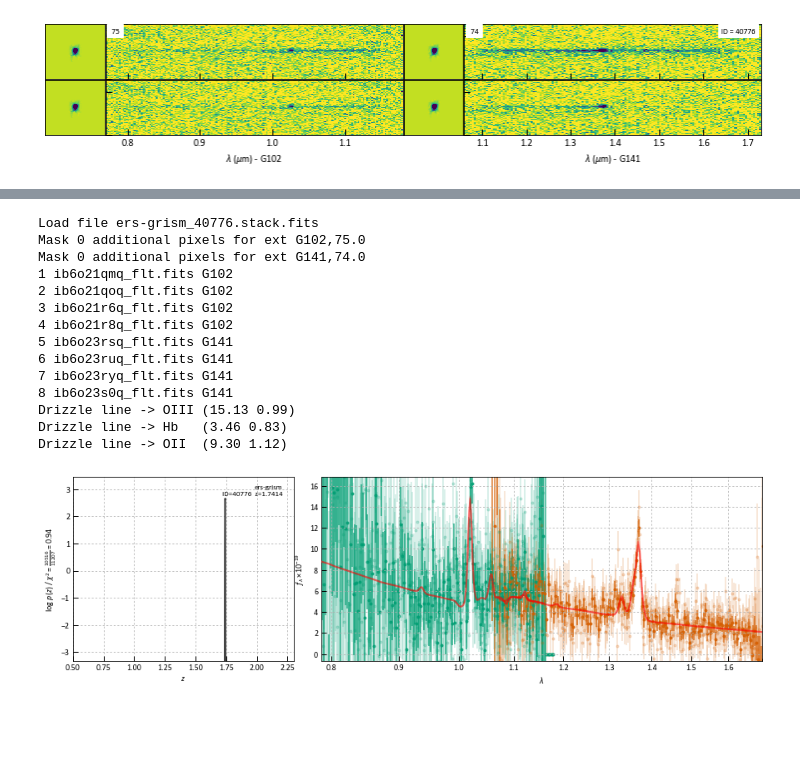
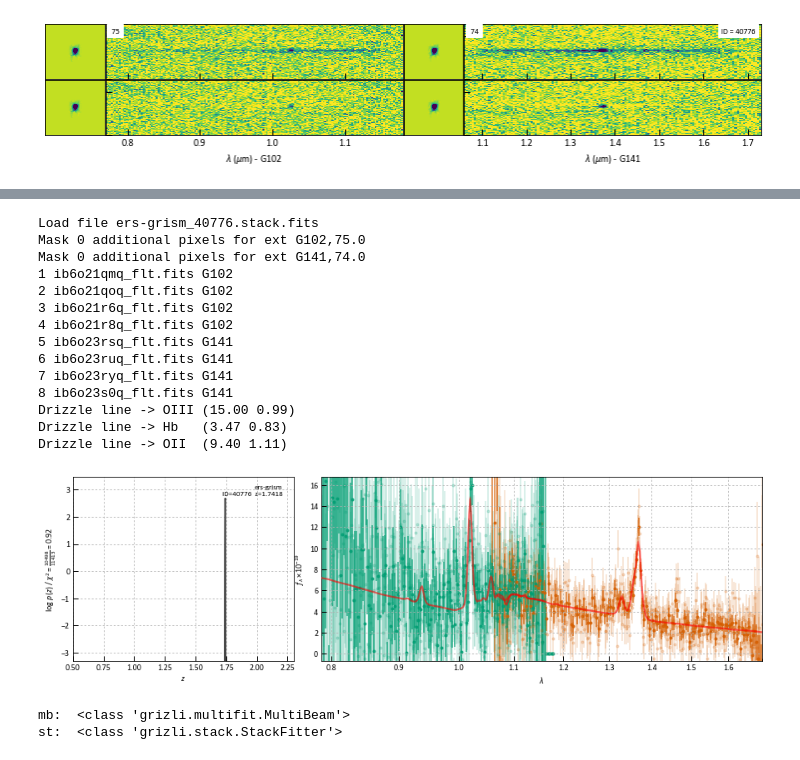
Before and after one commit to gbrammer/grizli, a Jupyter notebook: examples/NewSpectrumFits.ipynb, the cells around one changed output, grey strips where cells are left out. Cells and saved outputs as stored; diff of their text form; code cells hidden in the pictures; blank space fills up the shorter version.

```diff
--- a/examples/NewSpectrumFits.ipynb
+++ b/examples/NewSpectrumFits.ipynb
@@ -77,19 +137,3 @@ hdu.writeto('{0}_{1:05d}.stack.fits'.format(target, id), clobber=True)
 # %% [output]
 ers-grism_40776.beams.fits
 [figure]
-# %%
-# Fitting templates
-templ0 = grizli.utils.load_templates(fwhm=1200, line_complexes=True, stars=False, full_line_list=None,
-                                 continuum_list=None, fsps_templates=False)
-templ1 = grizli.utils.load_templates(fwhm=1200, line_complexes=False, stars=False, full_line_list=None,
-                                 continuum_list=None, fsps_templates=False)
-
-# First is set with combined emission line complexes for the redshift fit
-# (don't allow infinite freedom) of the line ratios / fluxes
-print('templ0: ', list(templ0.keys()), '\n')
-
-# Second set has individual line templates for fitting the line fluxes
-print('templ1: ', list(templ1.keys()))
-
-# Parameters for drizzled line maps
-pline = {'kernel': 'point', 'pixfrac': 0.2, 'pixscale': 0.1, 'size': 8, 'wcs': None}
@@ -100,26 +140,42 @@ templ1:  ['eazy_intermediate.dat', 'cvd12_t11_solar_Chabrier.dat', 'post_starbur
 # %%
-# High-level wrapper script for doing everything (redshift fits, line fluxes, drizzled line maps)
-# More explanation of the details of individual steps TBD.
+from imp import reload
+
+# High-level wrapper script for doing everything (redshift fits, line fluxes, drizzled line
+# maps).  More explanation of the details of individual steps TBD.
 #
-# Needs to be able to find {target}_{id:05d}.beams.fits and {target}_{id:05d}.stack.fits generated above
-out = grizli.fitting.run_all(id, t0=templ0, t1=templ1, fwhm=1200, zr=[0.5, 2.3], dz=[0.004, 0.0005],
-                             fitter='nnls', group_name=target, prior=None, fcontam=0.2,
-                             pline=pline, mask_sn_limit=10, fit_beams=True, fit_stacks=False,
+# Needs to be able to find {target}_{id:05d}.beams.fits and {target}_{id:05d}.stack.fits
+# generated above
+out = grizli.fitting.run_all(id, t0=templ0, t1=templ1, fwhm=1200,
+                             zr=[0.5, 2.3], dz=[0.004, 0.0005],
+                             fitter='nnls', group_name=target, prior=None, fcontam=0.,
+                             pline=pline, mask_sn_limit=7, fit_beams=True, fit_stacks=False,
                              root=target+'_', fit_trace_shift=False, verbose=False,
                              phot=None, scale_photometry=False, show_beams=True)
 # %% [output]
 Load file ers-grism_40776.stack.fits
 Mask 0 additional pixels for ext G102,75.0
 Mask 0 additional pixels for ext G141,74.0
 1 ib6o21qmq_flt.fits G102
 2 ib6o21qoq_flt.fits G102
 3 ib6o21r6q_flt.fits G102
 4 ib6o21r8q_flt.fits G102
 5 ib6o23rsq_flt.fits G141
 6 ib6o23ruq_flt.fits G141
 7 ib6o23ryq_flt.fits G141
 8 ib6o23s0q_flt.fits G141
-Drizzle line -> OIII (15.13 0.99)
-Drizzle line -> Hb   (3.46 0.83)
-Drizzle line -> OII  (9.30 1.12)
+Drizzle line -> OIII (15.00 0.99)
+Drizzle line -> Hb   (3.47 0.83)
+Drizzle line -> OII  (9.40 1.11)
-[figure, old version]
+[figure, new version]
+# %%
+# Products
+mb, st, fit, tfit, line_hdu = out
+
+# Objects that are used for the fitting.  They are
+# both subclasses of grizli.fitting.GroupFitter,
+# which provides the fitting methods.
+print('mb: ', mb.__class__) # From "beams.fits"
+print('st: ', st.__class__) # Drizzled spectra from "stack.fits"
+# %% [output]
+mb:  <class 'grizli.multifit.MultiBeam'>
+st:  <class 'grizli.stack.StackFitter'>
```
Also changed, not shown: parts of 13 cells of this notebook.
